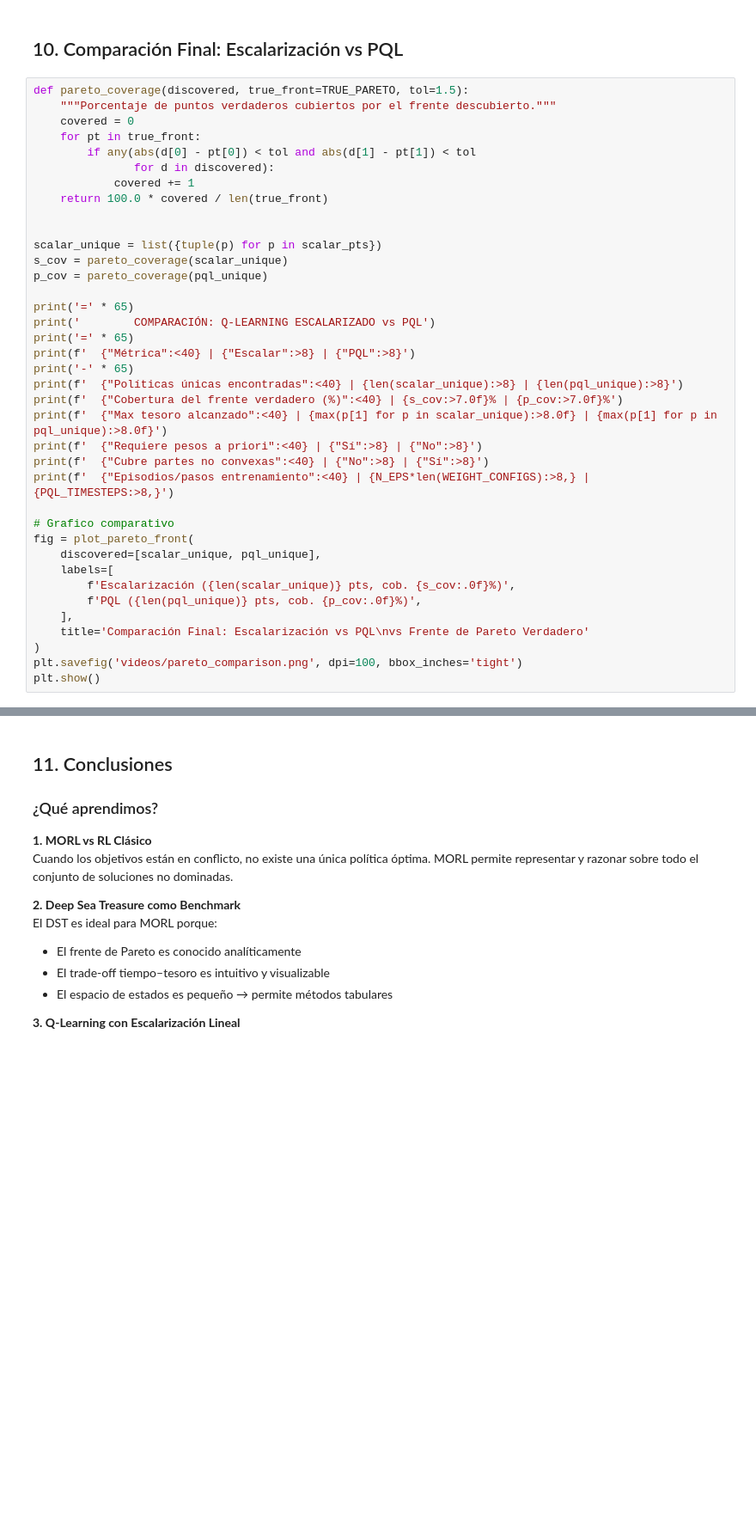
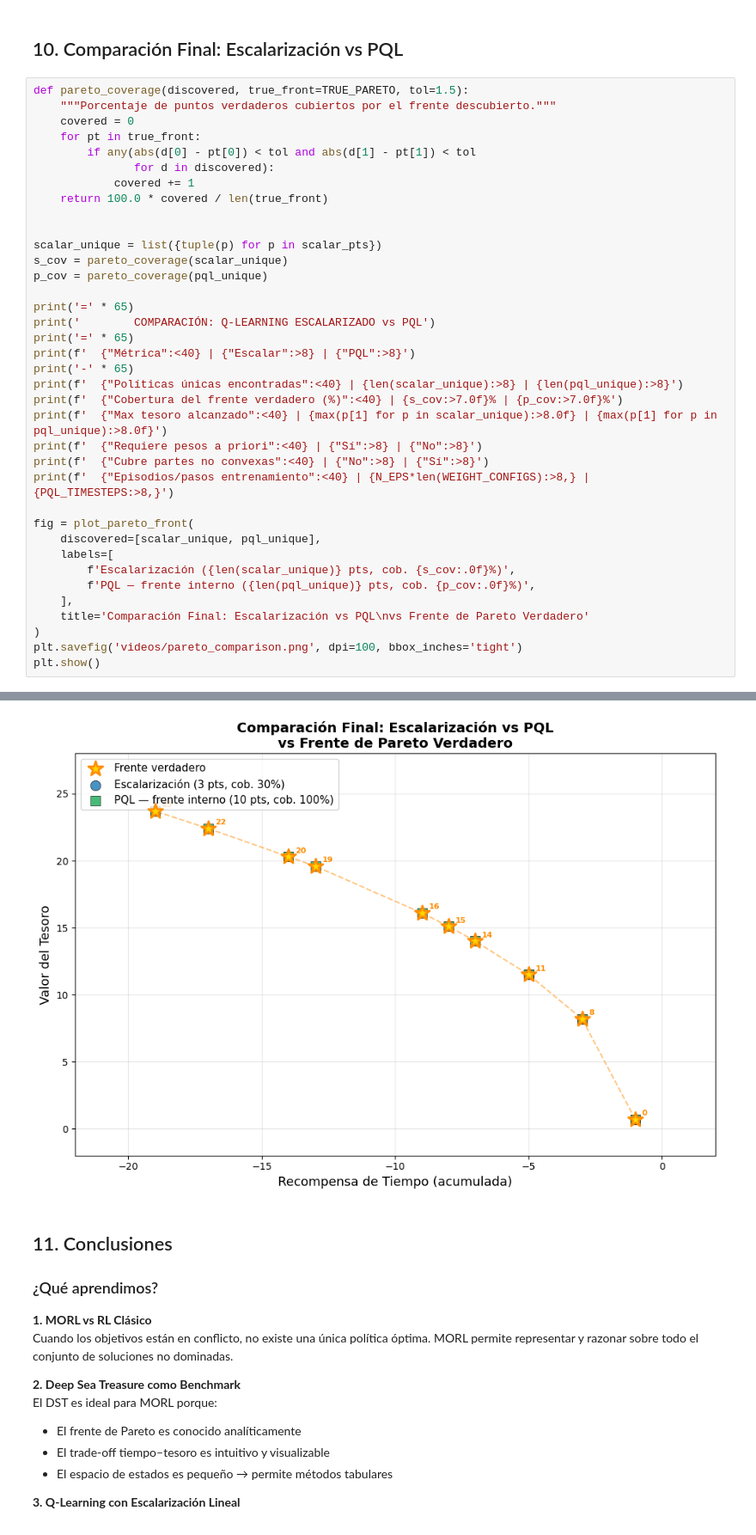
Before and after one commit to ju4ndiegos/Reinforcement-learning, a Jupyter notebook: PRESENTACION/deep_sea_treasure_morl.ipynb, the cells around one changed output, grey strips where cells are left out. Shown at 86% size. Drawn from its saved outputs; the diff is of its cells as text; blank space fills up the shorter version.

```diff
--- a/PRESENTACION/deep_sea_treasure_morl.ipynb
+++ b/PRESENTACION/deep_sea_treasure_morl.ipynb
@@ -1084,14 +1120,14 @@ print(f'  {"Requiere pesos a priori":<40} | {"Sí":>8} | {"No":>8}')
 print(f'  {"Cubre partes no convexas":<40} | {"No":>8} | {"Sí":>8}')
 print(f'  {"Episodios/pasos entrenamiento":<40} | {N_EPS*len(WEIGHT_CONFIGS):>8,} | {PQL_TIMESTEPS:>8,}')
 
-# Grafico comparativo
 fig = plot_pareto_front(
     discovered=[scalar_unique, pql_unique],
     labels=[
         f'Escalarización ({len(scalar_unique)} pts, cob. {s_cov:.0f}%)',
-        f'PQL ({len(pql_unique)} pts, cob. {p_cov:.0f}%)',
+        f'PQL — frente interno ({len(pql_unique)} pts, cob. {p_cov:.0f}%)',
     ],
     title='Comparación Final: Escalarización vs PQL\nvs Frente de Pareto Verdadero'
 )
 plt.savefig('videos/pareto_comparison.png', dpi=100, bbox_inches='tight')
 plt.show()
+# %% [output]
@@ -1098,3 +1145,4 @@ plt.show()
+[figure, added]
 # %% [markdown]
 ## 11. Conclusiones
 
```
Also changed, not shown: parts of 15 cells of this notebook.
